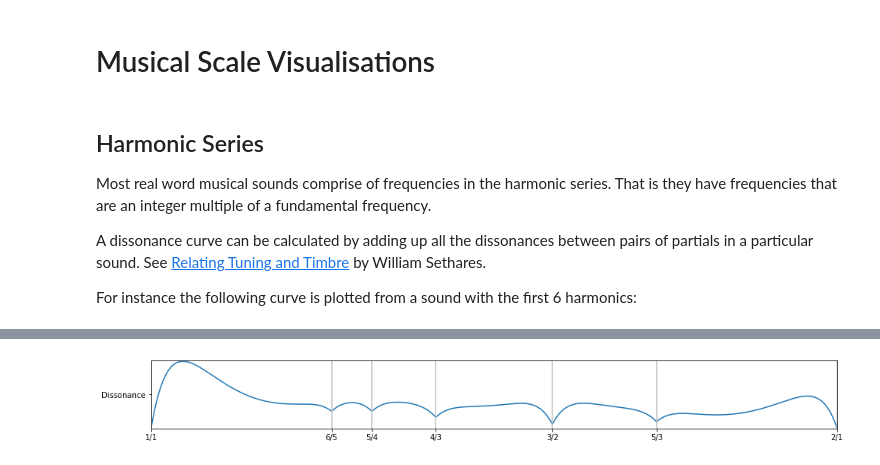
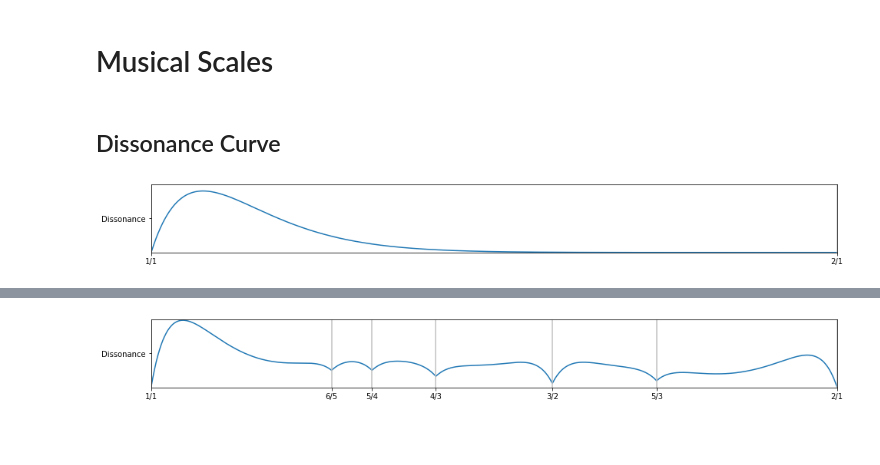
Before and after one commit to pigatron-industries/xen_quantizer, a Jupyter notebook: python/MusicalScales.ipynb, the cells around one changed output, grey strips where cells are left out. Saved outputs shown, nothing was run; the diff lists cells and outputs as text; code cells hidden in the pictures; blank space fills up the shorter version.

```diff
--- a/python/MusicalScaleVisualiser.ipynb
+++ b/python/MusicalScales.ipynb
@@ -1,10 +1,15 @@
 # %% [markdown]
-# Musical Scale Visualisations
+# Musical Scales
-# %% [markdown]
-## Harmonic Series
-
-Most real word musical sounds comprise of frequencies in the harmonic series. That is they have frequencies that are an integer multiple of a fundamental frequency.
-
-A dissonance curve can be calculated by adding up all the dissonances between pairs of partials in a particular sound. See [Relating Tuning and Timbre](https://sethares.engr.wisc.edu/consemi.html) by William Sethares.
-
-For instance the following curve is plotted from a sound with the first 6 harmonics:
+# %% [markdown]
+## Dissonance Curve
+# %%
+import tuning as tuning
+import tuningplot as tuningplot
+%matplotlib inline
+
+plot = tuningplot.TuningPlot('h', 16)
+plot.plotDissonance([1], 1)
+plot.plotRatios([(1, 1), (2, 1)])
+plot.plot()
+# %% [output]
+[figure, added]
```
Also changed, not shown: parts of 4 cells of this notebook.
